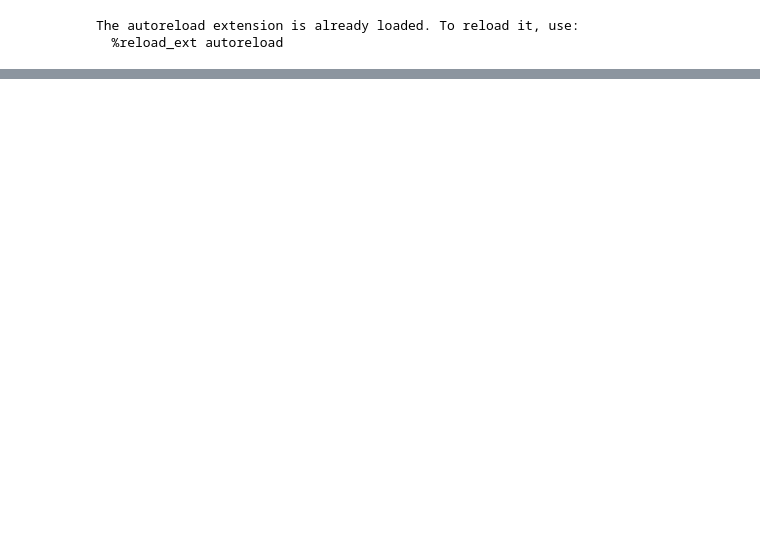
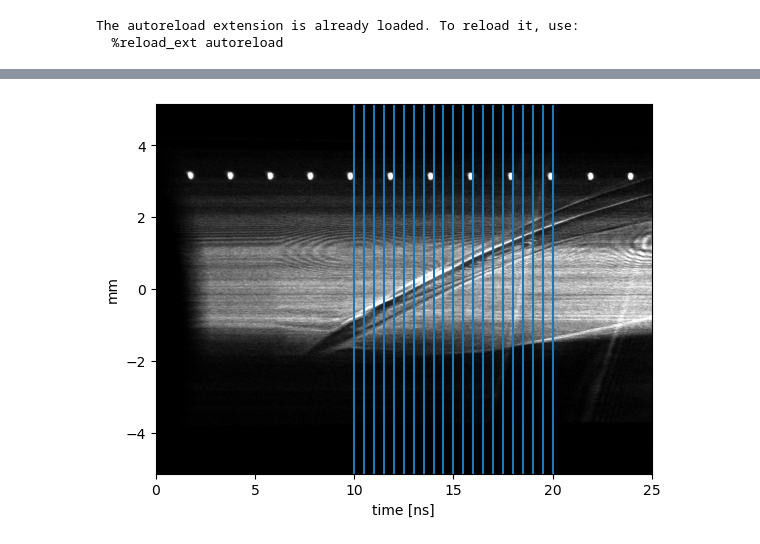
Before and after one commit to alextimoney/LIONZ_analysis, a Jupyter notebook: streak.ipynb, the cells around one changed output, grey strips where cells are left out. Drawn from its saved outputs; the diff is of its cells as text; code cells hidden in the pictures; blank space fills up the shorter version.

```diff
--- a/streak.ipynb
+++ b/streak.ipynb
@@ -48,0 +69,29 @@ for t in times:
+# %%
+times_shock = np.linspace(10, 20, 21)
+times_shock = np.array(times_shock)
+pos_shock = []
+lineouts_shock = []
+for t in times_shock:
+    y1, lo1 = afn.plot_vlineout_streak(t_ns = t - px_to_ns, ext = ext, image =streak, return_data = True, plot = False, output = f'streak_images/lineouts/linout_t={t}ns.jpg')
+    y2, lo2 = afn.plot_vlineout_streak(t_ns = t, ext = ext, image =streak, return_data = True, plot = False, output = f'streak_images/lineouts/linout_t={t}ns.jpg')
+    y3, lo3 = afn.plot_vlineout_streak(t_ns = t + px_to_ns, ext = ext, image =streak, return_data = True, plot = False, output = f'streak_images/lineouts/linout_t={t}ns.jpg')
+    lineouts_shock.append(np.average([lo1, lo2, lo3], axis = 0))
+    pos_shock.append(np.average([y1, y2, y3], axis = 0))
+pos_shock = np.array(pos_shock)
+lineouts_shock = np.array(lineouts_shock, dtype=object)
+
+lineouts_shock_bkgdsub = lineouts_shock - background
+# %%
+plt.imshow(streak, cmap = 'grey', extent=ext, aspect='auto')
+plt.clim(0, cmax)
+plt.xlabel('time [ns]')
+plt.ylabel('mm')
+
+for i in range(len(times_shock)):
+    plt.axvline(times_shock[i])
+
+plt.xlim(0, 25)
+
+plt.savefig('streak_images/bkgd/lineout_positions_shock', bbox_inches = 'tight')
+# %% [output]
+[figure, added]
```
Also changed, not shown: parts of 12 cells of this notebook, 5 other files.
